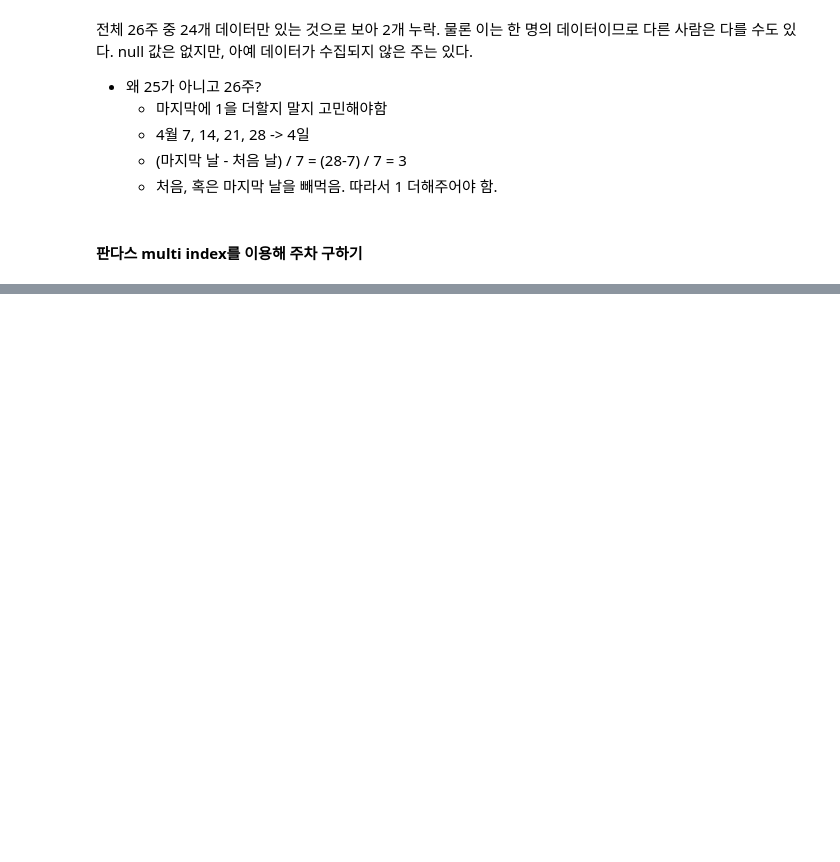
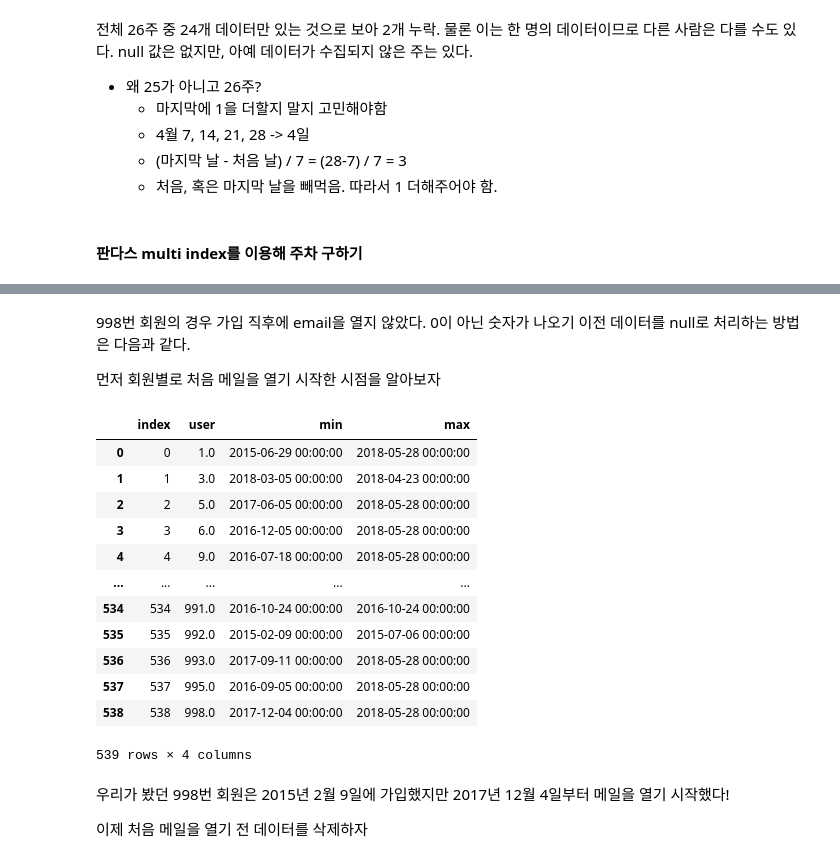
Before and after one commit to chanstouch/Practical-Timeseries-Analysis, a Jupyter notebook: ch2-시계열발견_다루기.ipynb, the cells around one changed output, grey strips where cells are left out. Saved outputs shown, nothing was run; the diff lists cells and outputs as text; code cells hidden in the pictures; blank space fills up the shorter version.

```diff
--- a/ch2-시계열발견_다루기.ipynb
+++ b/ch2-시계열발견_다루기.ipynb
@@ -207 +207,30 @@ all_email[all_email.user ==998].sort_values('week')
 173 rows × 3 columns
+# %% [markdown]
+998번 회원의 경우 가입 직후에 email을 열지 않았다. 0이 아닌 숫자가 나오기 이전 데이터를 null로 처리하는 방법은 다음과 같다.
+
+먼저 회원별로 처음 메일을 열기 시작한 시점을 알아보자
+# %%
+# cutoff dates
+cutoff_dates = emails.groupby('user').week.agg(['min','max']).reset_index()
+
+cutoff_dates = cutoff_dates.reset_index()
+
+cutoff_dates
+# %% [output]
+|  | index | user | min | max |
+| 0 | 0 | 1.0 | 2015-06-29 00:00:00 | 2018-05-28 00:00:00 |
+| 1 | 1 | 3.0 | 2018-03-05 00:00:00 | 2018-04-23 00:00:00 |
+| 2 | 2 | 5.0 | 2017-06-05 00:00:00 | 2018-05-28 00:00:00 |
+| 3 | 3 | 6.0 | 2016-12-05 00:00:00 | 2018-05-28 00:00:00 |
+| 4 | 4 | 9.0 | 2016-07-18 00:00:00 | 2018-05-28 00:00:00 |
+| ... | ... | ... | ... | ... |
+| 534 | 534 | 991.0 | 2016-10-24 00:00:00 | 2016-10-24 00:00:00 |
+| 535 | 535 | 992.0 | 2015-02-09 00:00:00 | 2015-07-06 00:00:00 |
+| 536 | 536 | 993.0 | 2017-09-11 00:00:00 | 2018-05-28 00:00:00 |
+| 537 | 537 | 995.0 | 2016-09-05 00:00:00 | 2018-05-28 00:00:00 |
+| 538 | 538 | 998.0 | 2017-12-04 00:00:00 | 2018-05-28 00:00:00 |
+539 rows × 4 columns
+# %% [markdown]
+우리가 봤던 998번 회원은 2015년 2월 9일에 가입했지만 2017년 12월 4일부터 메일을 열기 시작했다!
+
+이제 처음 메일을 열기 전 데이터를 삭제하자
```
Also changed, not shown: parts of 6 cells of this notebook.
